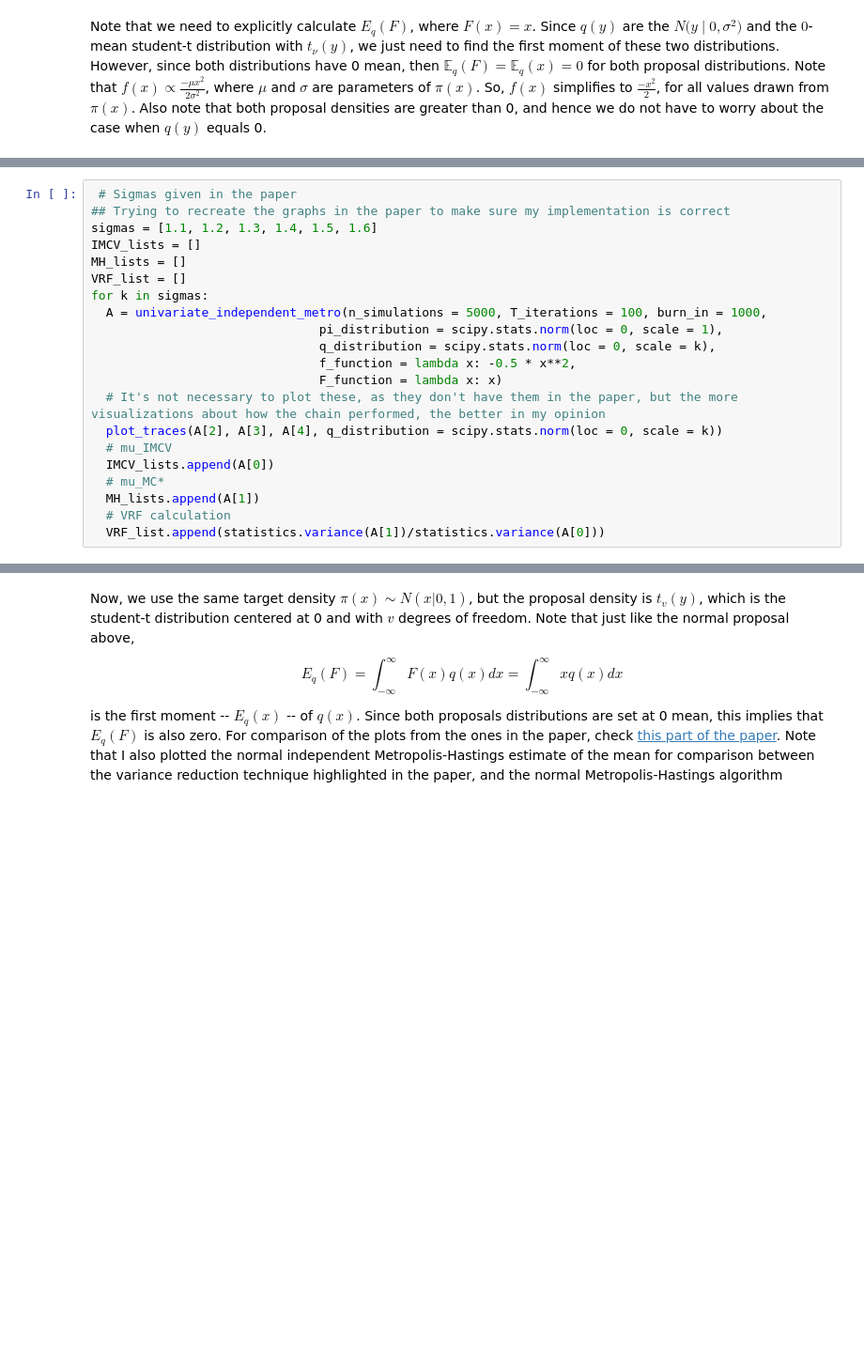
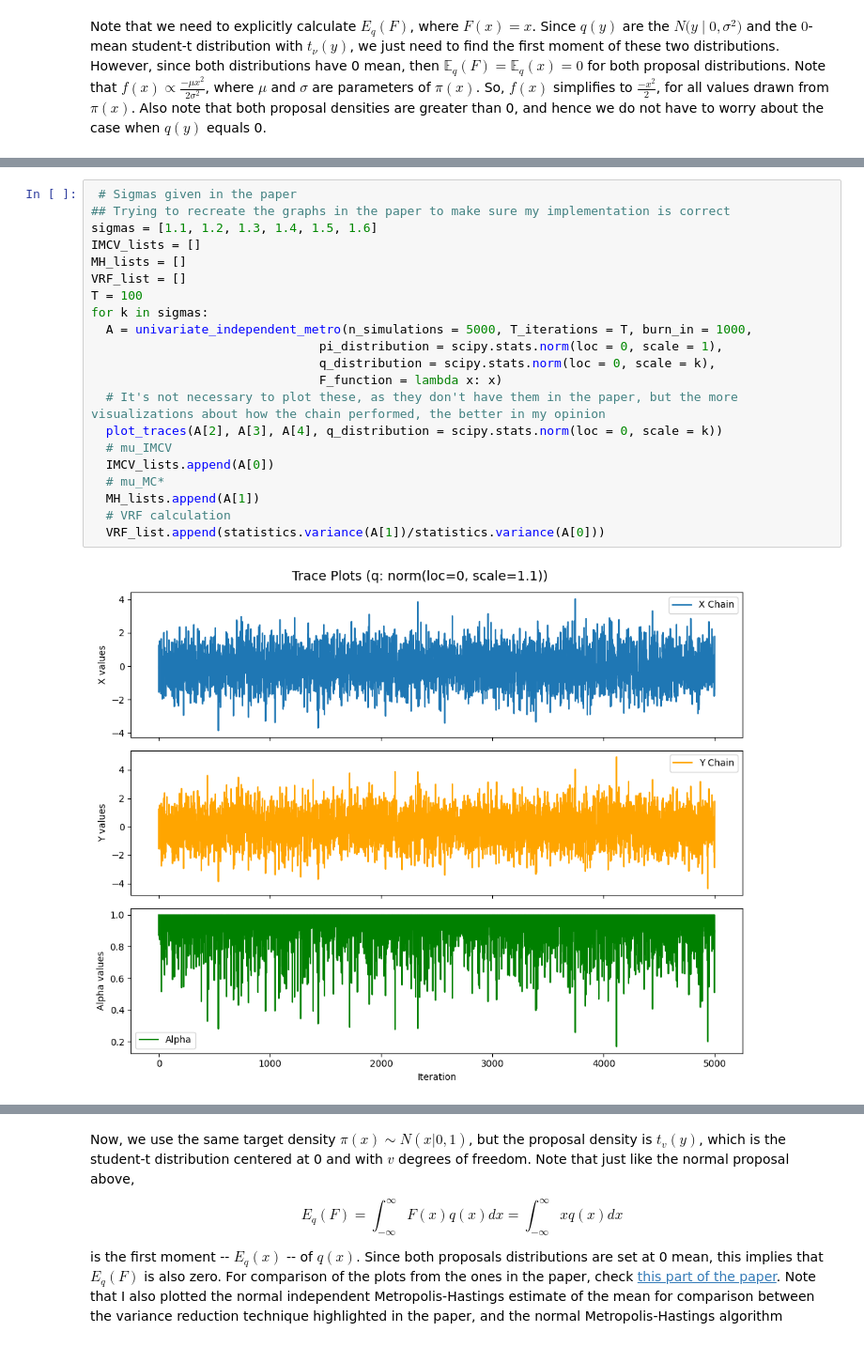
Before and after one commit to anthonyhu25/Variance-Reduction-Code, a Jupyter notebook: Variance_Reduction_Code.ipynb, the cells around one changed output, grey strips where cells are left out. Shown at 94% size. Drawn from its saved outputs; the diff is of its cells as text; blank space fills up the shorter version.

```diff
--- a/Variance_Reduction_Code.ipynb
+++ b/Variance_Reduction_Code.ipynb
@@ -228,21 +228,23 @@ def plot_traces(X_chain, Y_chain, alpha_chain, q_distribution=None):
 # %%
  # Sigmas given in the paper
 ## Trying to recreate the graphs in the paper to make sure my implementation is correct
 sigmas = [1.1, 1.2, 1.3, 1.4, 1.5, 1.6]
 IMCV_lists = []
 MH_lists = []
 VRF_list = []
+T = 100
 for k in sigmas:
-  A = univariate_independent_metro(n_simulations = 5000, T_iterations = 100, burn_in = 1000,
+  A = univariate_independent_metro(n_simulations = 5000, T_iterations = T, burn_in = 1000,
                                pi_distribution = scipy.stats.norm(loc = 0, scale = 1),
                                q_distribution = scipy.stats.norm(loc = 0, scale = k),
-                               f_function = lambda x: -0.5 * x**2,
                                F_function = lambda x: x)
   # It's not necessary to plot these, as they don't have them in the paper, but the more visualizations about how the chain performed, the better in my opinion
   plot_traces(A[2], A[3], A[4], q_distribution = scipy.stats.norm(loc = 0, scale = k))
   # mu_IMCV
   IMCV_lists.append(A[0])
   # mu_MC*
   MH_lists.append(A[1])
   # VRF calculation
   VRF_list.append(statistics.variance(A[1])/statistics.variance(A[0]))
+# %% [output]
+[figure, added]
```
Also changed, not shown: parts of 5 cells of this notebook.
